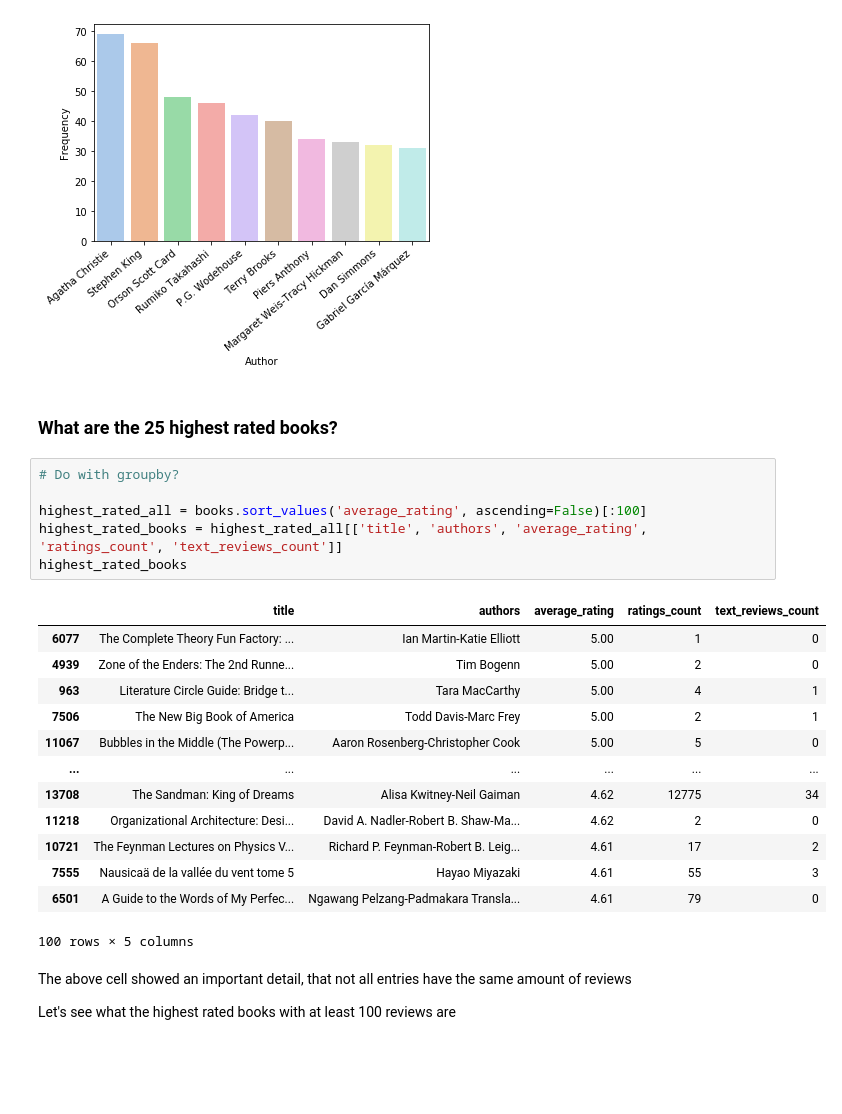
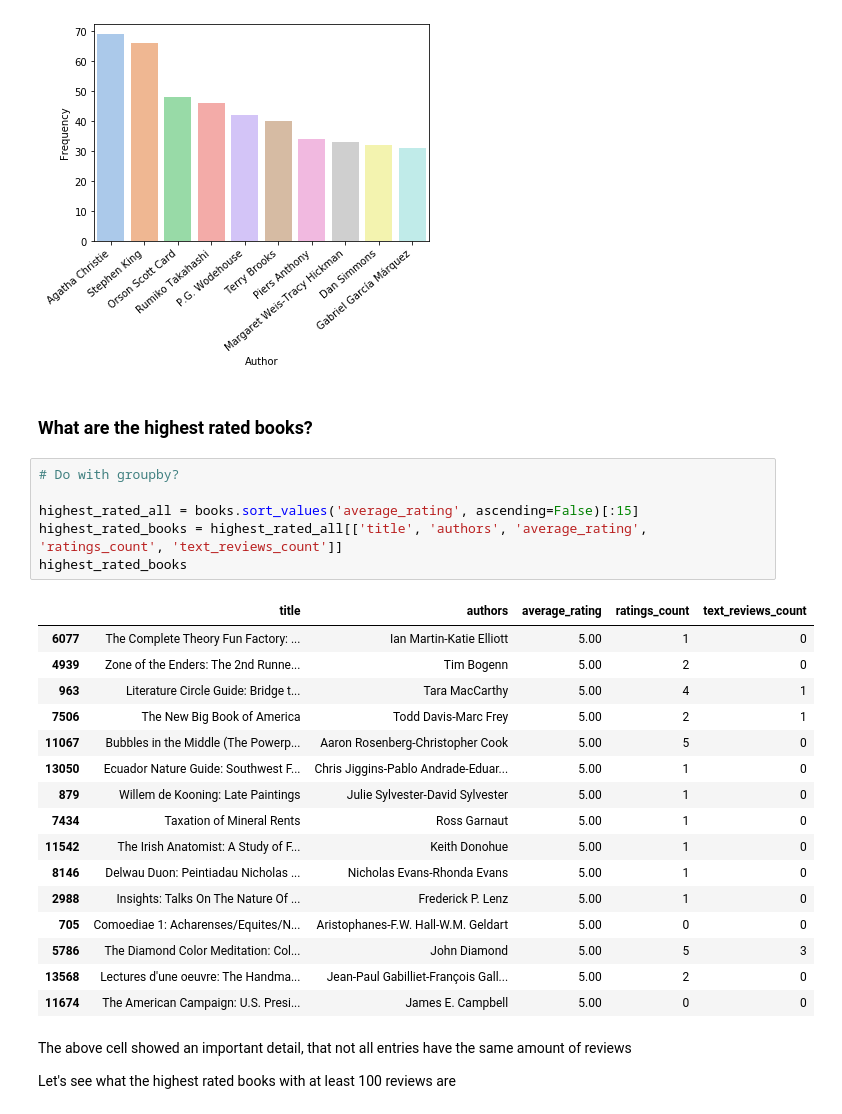
Before and after one commit to noahjett/Movie-Goodreads-Analysis, a Jupyter notebook: Book_Movie_Analysis.ipynb, the cells around one changed output. Saved outputs shown, nothing was run; the diff lists cells and outputs as text; blank space fills up the shorter version.

```diff
--- a/Book_Movie_Analysis.ipynb
+++ b/Book_Movie_Analysis.ipynb
@@ -299,27 +301,30 @@ plt.show()
 # %% [output]
 [figure]
 # %% [markdown]
-### What are the 25 highest rated books?
+### What are the highest rated books?
 # %%
 # Do with groupby?
 
-highest_rated_all = books.sort_values('average_rating', ascending=False)[:100]
+highest_rated_all = books.sort_values('average_rating', ascending=False)[:15]
 highest_rated_books = highest_rated_all[['title', 'authors', 'average_rating', 'ratings_count', 'text_reviews_count']]
 highest_rated_books
 # %% [output]
 |  | title | authors | average_rating | ratings_count | text_reviews_count |
 | 6077 | The Complete Theory Fun Factory: ... | Ian Martin-Katie Elliott | 5.00 | 1 | 0 |
 | 4939 | Zone of the Enders: The 2nd Runne... | Tim Bogenn | 5.00 | 2 | 0 |
 | 963 | Literature Circle Guide: Bridge t... | Tara MacCarthy | 5.00 | 4 | 1 |
 | 7506 | The New Big Book of America | Todd Davis-Marc Frey | 5.00 | 2 | 1 |
 | 11067 | Bubbles in the Middle (The Powerp... | Aaron Rosenberg-Christopher Cook | 5.00 | 5 | 0 |
-| ... | ... | ... | ... | ... | ... |
-| 13708 | The Sandman: King of Dreams | Alisa Kwitney-Neil Gaiman | 4.62 | 12775 | 34 |
-| 11218 | Organizational Architecture: Desi... | David A. Nadler-Robert B. Shaw-Ma... | 4.62 | 2 | 0 |
-| 10721 | The Feynman Lectures on Physics V... | Richard P. Feynman-Robert B. Leig... | 4.61 | 17 | 2 |
-| 7555 | Nausicaä de la vallée du vent tome 5 | Hayao Miyazaki | 4.61 | 55 | 3 |
-| 6501 | A Guide to the Words of My Perfec... | Ngawang Pelzang-Padmakara Transla... | 4.61 | 79 | 0 |
+| 13050 | Ecuador Nature Guide: Southwest F... | Chris Jiggins-Pablo Andrade-Eduar... | 5.00 | 1 | 0 |
+| 879 | Willem de Kooning: Late Paintings | Julie Sylvester-David Sylvester | 5.00 | 1 | 0 |
+| 7434 | Taxation of Mineral Rents | Ross Garnaut | 5.00 | 1 | 0 |
+| 11542 | The Irish Anatomist: A Study of F... | Keith Donohue | 5.00 | 1 | 0 |
+| 8146 | Delwau Duon: Peintiadau Nicholas ... | Nicholas Evans-Rhonda Evans | 5.00 | 1 | 0 |
+| 2988 | Insights: Talks On The Nature Of ... | Frederick P. Lenz | 5.00 | 1 | 0 |
+| 705 | Comoediae 1: Acharenses/Equites/N... | Aristophanes-F.W. Hall-W.M. Geldart | 5.00 | 0 | 0 |
+| 5786 | The Diamond Color Meditation: Col... | John Diamond | 5.00 | 5 | 3 |
+| 13568 | Lectures d'une oeuvre: The Handma... | Jean-Paul Gabilliet-François Gall... | 5.00 | 2 | 0 |
+| 11674 | The American Campaign: U.S. Presi... | James E. Campbell | 5.00 | 0 | 0 |
-100 rows × 5 columns
 # %% [markdown]
 The above cell showed an important detail, that not all entries have the same amount of reviews
 
```
Also changed, not shown: parts of 12 cells of this notebook.
